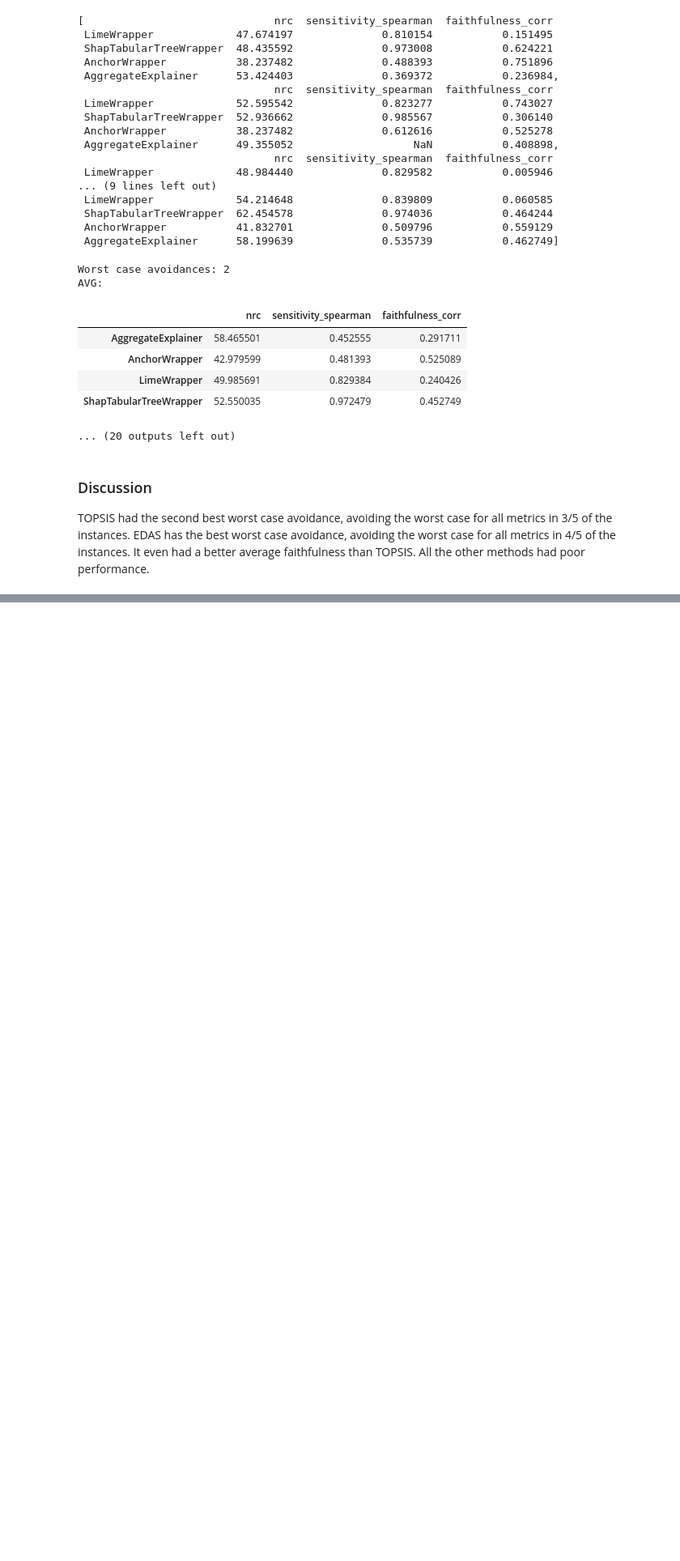
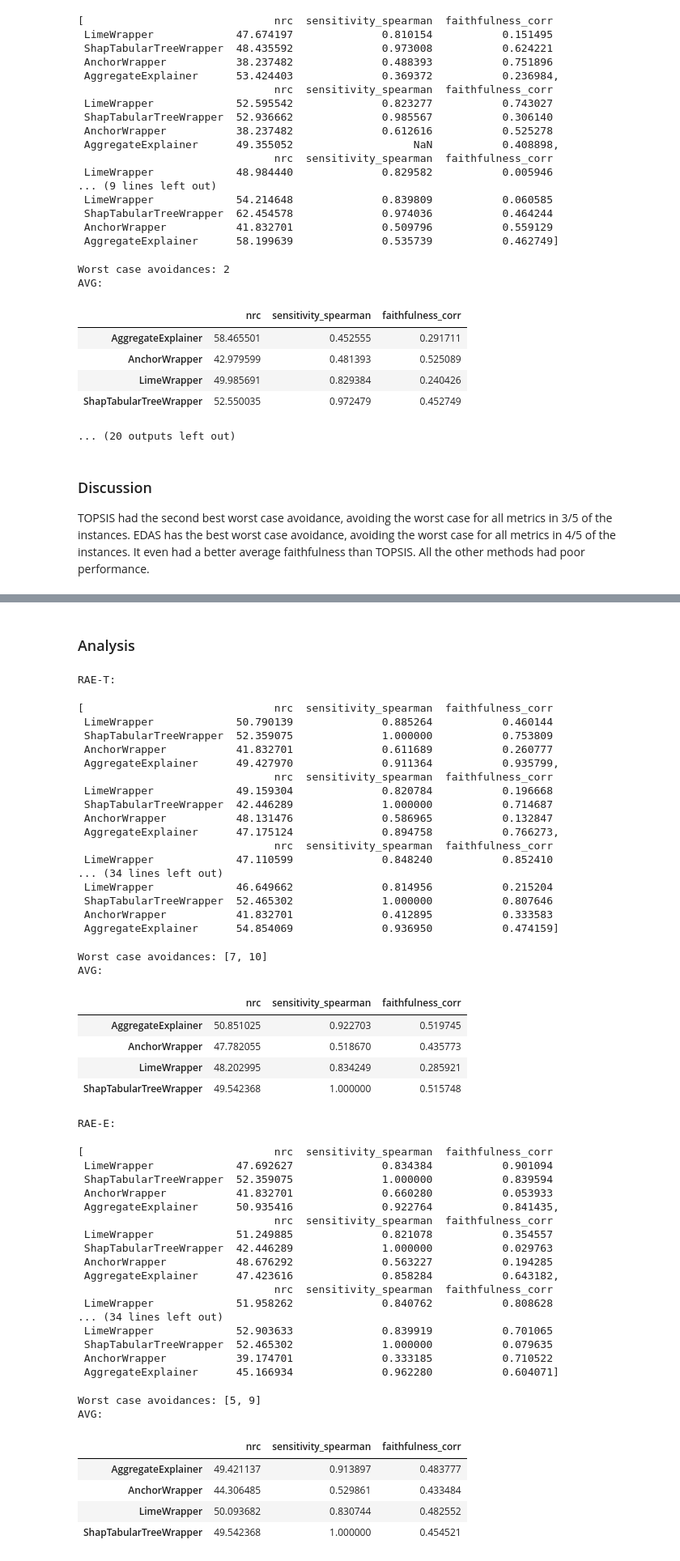
Before and after one commit to hiaac-finance/xai_aggregation, a Jupyter notebook: experiments/EXP_PAKDD2010_dataset.ipynb, the cells around one changed output, grey strips where cells are left out. Shown at 81% size. Cells and saved outputs as stored; diff of their text form; code cells hidden in the pictures; blank space fills up the shorter version.

Commit message:
extend pakdd experiment

```diff
--- a/experiments/EXP_PAKDD2010_dataset.ipynb
+++ b/experiments/EXP_PAKDD2010_dataset.ipynb
@@ -534,0 +538,13 @@ All the other methods had poor performance.
+# %%
+results, metadata = evaluate_aggregate_explainer(
+    clf, X_train, X_test, categorical_features,
+    metrics_sets=[['nrc', 'sensitivity_spearman', 'faithfulness_corr']],
+    mcdm_algs=[pymcdm.methods.TOPSIS(), pymcdm.methods.EDAS()],
+    n_instances=10,
+    mp_jobs=5
+)
+
+metadata["description"] = "RAE-T vs RAE-S, 10 samples"
+
+with open('pickles/pakdd2010/RAE-T_vs_RAE-S_10.pkl', 'wb') as f:
+    dill.dump(ExperimentRun(metadata, results), f)
@@ -534,0 +569,65 @@ All the other methods had poor performance.
+# %% [markdown]
+### Analysis
+# %%
+with open('pickles/pakdd2010/RAE-T_vs_RAE-S_10.pkl', 'rb') as f:
+    exp = dill.load(f)
+# %%
+methods = ["RAE-T", "RAE-E"]
+for i, method in enumerate(methods):
+    print(f"{method}:\n")
+    display(exp.results[i])
+    print(f"Worst case avoidances: {count_worst_case_avoidances(exp.results[i], [False, True, True], 1)}")
+    print("AVG:")
+    display(get_expconfig_mean_results(exp, i))
+    print("\n")
+# %% [output]
+RAE-T:
+[                              nrc  sensitivity_spearman  faithfulness_corr
+ LimeWrapper             50.790139              0.885264           0.460144
+ ShapTabularTreeWrapper  52.359075              1.000000           0.753809
+ AnchorWrapper           41.832701              0.611689           0.260777
+ AggregateExplainer      49.427970              0.911364           0.935799,
+                               nrc  sensitivity_spearman  faithfulness_corr
+ LimeWrapper             49.159304              0.820784           0.196668
+ ShapTabularTreeWrapper  42.446289              1.000000           0.714687
+ AnchorWrapper           48.131476              0.586965           0.132847
+ AggregateExplainer      47.175124              0.894758           0.766273,
+                               nrc  sensitivity_spearman  faithfulness_corr
+ LimeWrapper             47.110599              0.848240           0.852410
+... (34 lines left out)
+ LimeWrapper             46.649662              0.814956           0.215204
+ ShapTabularTreeWrapper  52.465302              1.000000           0.807646
+ AnchorWrapper           41.832701              0.412895           0.333583
+ AggregateExplainer      54.854069              0.936950           0.474159]
+Worst case avoidances: [7, 10]
+AVG:
+|  | nrc | sensitivity_spearman | faithfulness_corr |
+| AggregateExplainer | 50.851025 | 0.922703 | 0.519745 |
+| AnchorWrapper | 47.782055 | 0.518670 | 0.435773 |
+| LimeWrapper | 48.202995 | 0.834249 | 0.285921 |
+| ShapTabularTreeWrapper | 49.542368 | 1.000000 | 0.515748 |
+RAE-E:
+[                              nrc  sensitivity_spearman  faithfulness_corr
+ LimeWrapper             47.692627              0.834384           0.901094
+ ShapTabularTreeWrapper  52.359075              1.000000           0.839594
+ AnchorWrapper           41.832701              0.660280           0.053933
+ AggregateExplainer      50.935416              0.922764           0.841435,
+                               nrc  sensitivity_spearman  faithfulness_corr
+ LimeWrapper             51.249885              0.821078           0.354557
+ ShapTabularTreeWrapper  42.446289              1.000000           0.029763
+ AnchorWrapper           48.676292              0.563227           0.194285
+ AggregateExplainer      47.423616              0.858284           0.643182,
+                               nrc  sensitivity_spearman  faithfulness_corr
+ LimeWrapper             51.958262              0.840762           0.808628
+... (34 lines left out)
+ LimeWrapper             52.903633              0.839919           0.701065
+ ShapTabularTreeWrapper  52.465302              1.000000           0.079635
+ AnchorWrapper           39.174701              0.333185           0.710522
+ AggregateExplainer      45.166934              0.962280           0.604071]
+Worst case avoidances: [5, 9]
+AVG:
+|  | nrc | sensitivity_spearman | faithfulness_corr |
+| AggregateExplainer | 49.421137 | 0.913897 | 0.483777 |
+| AnchorWrapper | 44.306485 | 0.529861 | 0.433484 |
+| LimeWrapper | 50.093682 | 0.830744 | 0.482552 |
+| ShapTabularTreeWrapper | 49.542368 | 1.000000 | 0.454521 |
```
Also changed, not shown: parts of 3 cells of this notebook, 3 other files.
